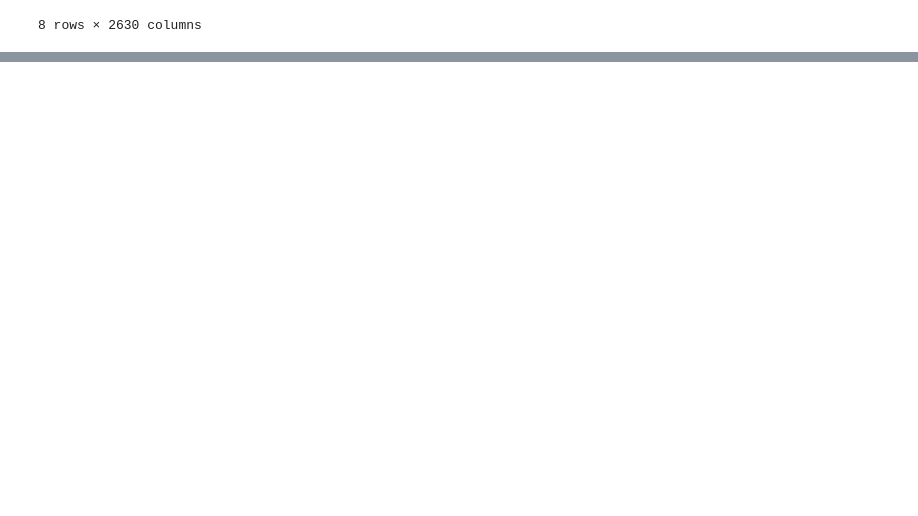
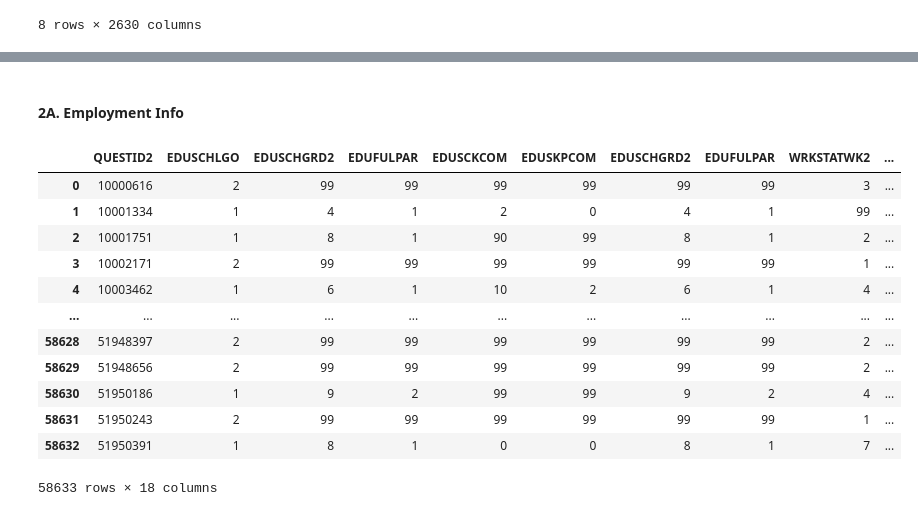
Before and after one commit to infunibuley/infunibuley.github.io, a Jupyter notebook: data/projects/nsduh-eda/nsduh-eda.ipynb, the cells around one changed output, grey strips where cells are left out. Saved outputs shown, nothing was run; the diff lists cells and outputs as text; code cells hidden in the pictures; blank space fills up the shorter version.

```diff
--- a/data/projects/nsduh-eda/nsduh-eda.ipynb
+++ b/data/projects/nsduh-eda/nsduh-eda.ipynb
@@ -122,0 +69,2 @@ Replaced PDEN10 values with string-based values for easier understanding. Change
+# %%
+nsduh_df.drop(columns='FILEDATE', inplace=True)
@@ -122,0 +185,21 @@ Replaced PDEN10 values with string-based values for easier understanding. Change
+# %% [markdown]
+#### 2A. Employment Info
+# %%
+cols = ['EDUSCHLGO', 'EDUSCHGRD2', 'EDUFULPAR', 'EDUSCKCOM', 'EDUSKPCOM', 'EDUSCHGRD2', 'EDUFULPAR', 'WRKSTATWK2', 'WRK35WKUS', 'WRKRSNJOB', 'WRKEFFORT', 'WRKDPSTYR', 'WRKSELFEM', 'WRKNJBPYR', 'WRKLASTYR2', 'WRKSICKMO', 'WRKSKIPMO']
+emp_df = nsduh_df[['QUESTID2'] + cols].copy()
+table_names.append('emp_df')
+emp_df
+# %% [output]
+|  | QUESTID2 | EDUSCHLGO | EDUSCHGRD2 | EDUFULPAR | EDUSCKCOM | EDUSKPCOM | EDUSCHGRD2 | EDUFULPAR | WRKSTATWK2 | ... |
+| 0 | 10000616 | 2 | 99 | 99 | 99 | 99 | 99 | 99 | 3 | ... |
+| 1 | 10001334 | 1 | 4 | 1 | 2 | 0 | 4 | 1 | 99 | ... |
+| 2 | 10001751 | 1 | 8 | 1 | 90 | 99 | 8 | 1 | 2 | ... |
+| 3 | 10002171 | 2 | 99 | 99 | 99 | 99 | 99 | 99 | 1 | ... |
+| 4 | 10003462 | 1 | 6 | 1 | 10 | 2 | 6 | 1 | 4 | ... |
+| ... | ... | ... | ... | ... | ... | ... | ... | ... | ... | ... |
+| 58628 | 51948397 | 2 | 99 | 99 | 99 | 99 | 99 | 99 | 2 | ... |
+| 58629 | 51948656 | 2 | 99 | 99 | 99 | 99 | 99 | 99 | 2 | ... |
+| 58630 | 51950186 | 1 | 9 | 2 | 99 | 99 | 9 | 2 | 4 | ... |
+| 58631 | 51950243 | 2 | 99 | 99 | 99 | 99 | 99 | 99 | 1 | ... |
+| 58632 | 51950391 | 1 | 8 | 1 | 0 | 0 | 8 | 1 | 7 | ... |
+58633 rows × 18 columns
```
Also changed, not shown: parts of 70 cells of this notebook.
